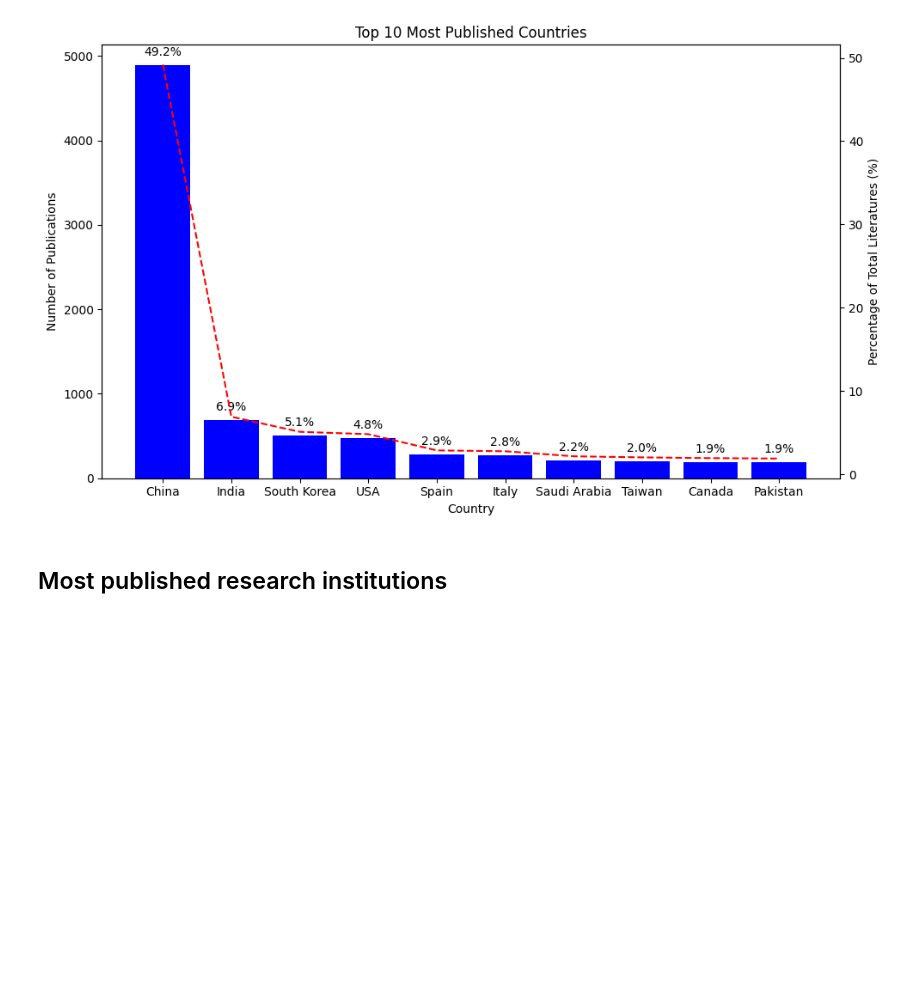
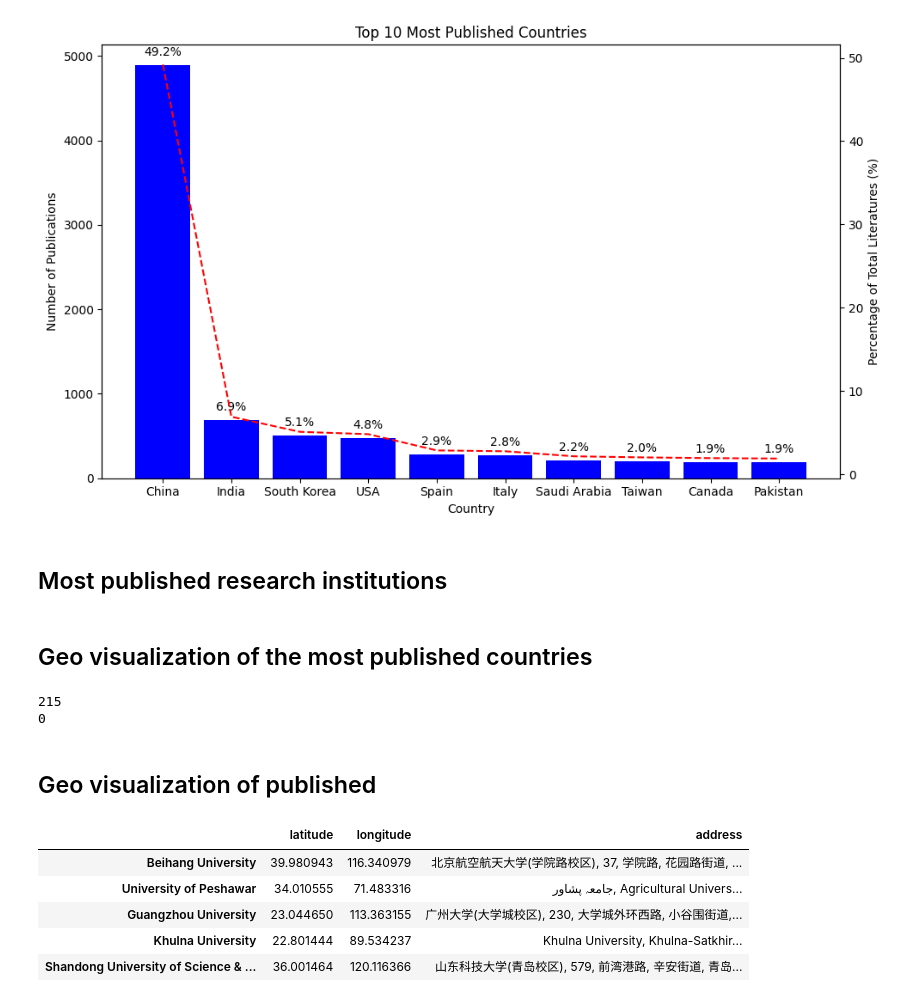
Before and after one commit to tashima42/disciplinas, a Jupyter notebook: CARS007/trabalho-1-bibliometria/trabalho-1.ipynb, the cells around one changed output. Saved outputs shown, nothing was run; the diff lists cells and outputs as text; code cells hidden in the pictures; blank space fills up the shorter version.

Commit message:
add geo data

```diff
--- a/CARS007/trabalho-1-bibliometria/trabalho-1.ipynb
+++ b/CARS007/trabalho-1-bibliometria/trabalho-1.ipynb
@@ -120,3 +122,12 @@ plt.show()
 [figure]
 # %% [markdown]
 ## Most published research institutions
+# %% [markdown]
+## Geo visualization of the most published countries
+# %%
+print(df["C3"].isna().sum())
+df_institutions = df[df["C3"].notna()].copy()
+print(df_institutions["C3"].isna().sum())
+# %% [output]
+215
+0
@@ -122,0 +147,13 @@ plt.show()
+# %% [markdown]
+## Geo visualization of published
+# %%
+df_institutions_geo = pd.read_json(config["INSTITUTIONS_GEO_PROCESSED_DATA"], orient="index")
+
+df_institutions_geo.head(5)
+# %% [output]
+|  | latitude | longitude | address |
+| Beihang University | 39.980943 | 116.340979 | 北京航空航天大学(学院路校区), 37, 学院路, 花园路街道, ... |
+| University of Peshawar | 34.010555 | 71.483316 | جامعہ پشاور, Agricultural Univers... |
+| Guangzhou University | 23.044650 | 113.363155 | 广州大学(大学城校区), 230, 大学城外环西路, 小谷围街道,... |
+| Khulna University | 22.801444 | 89.534237 | Khulna University, Khulna-Satkhir... |
+| Shandong University of Science & ... | 36.001464 | 120.116366 | 山东科技大学(青岛校区), 579, 前湾港路, 辛安街道, 青岛... |
```
Also changed, not shown: parts of 4 cells of this notebook, 3 other files.
